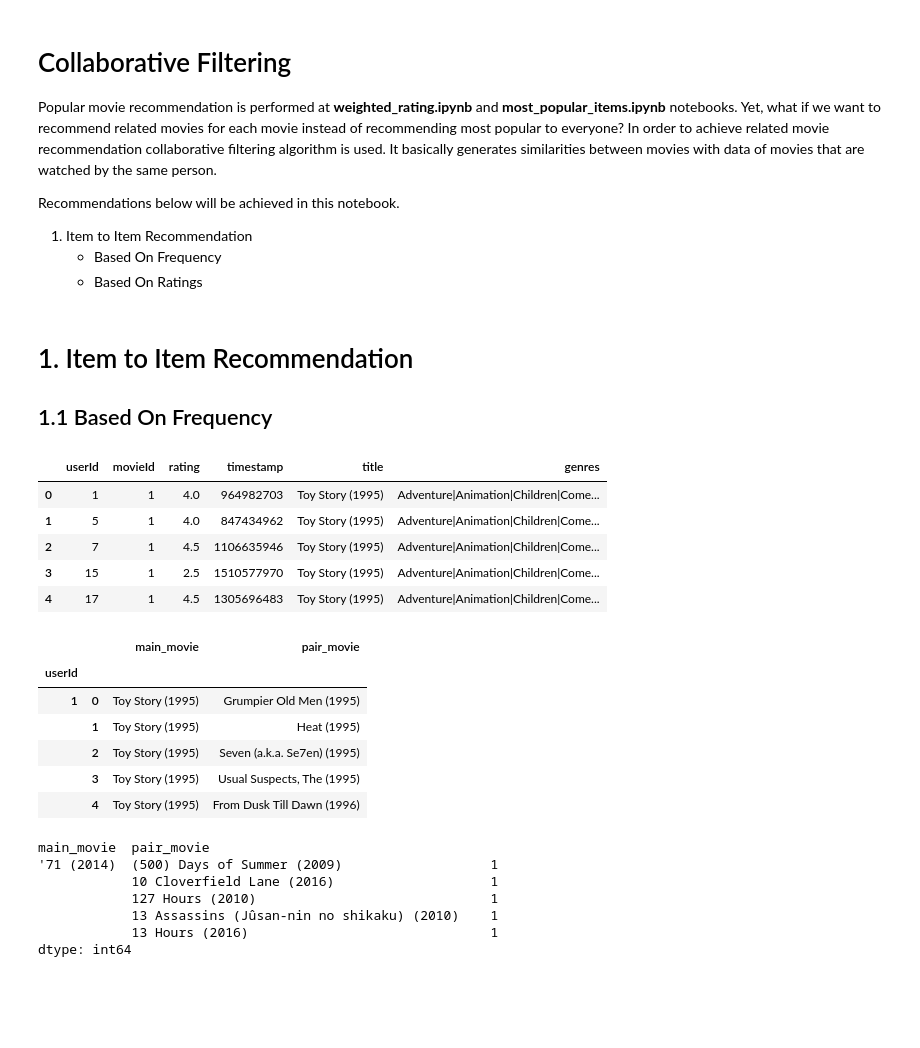
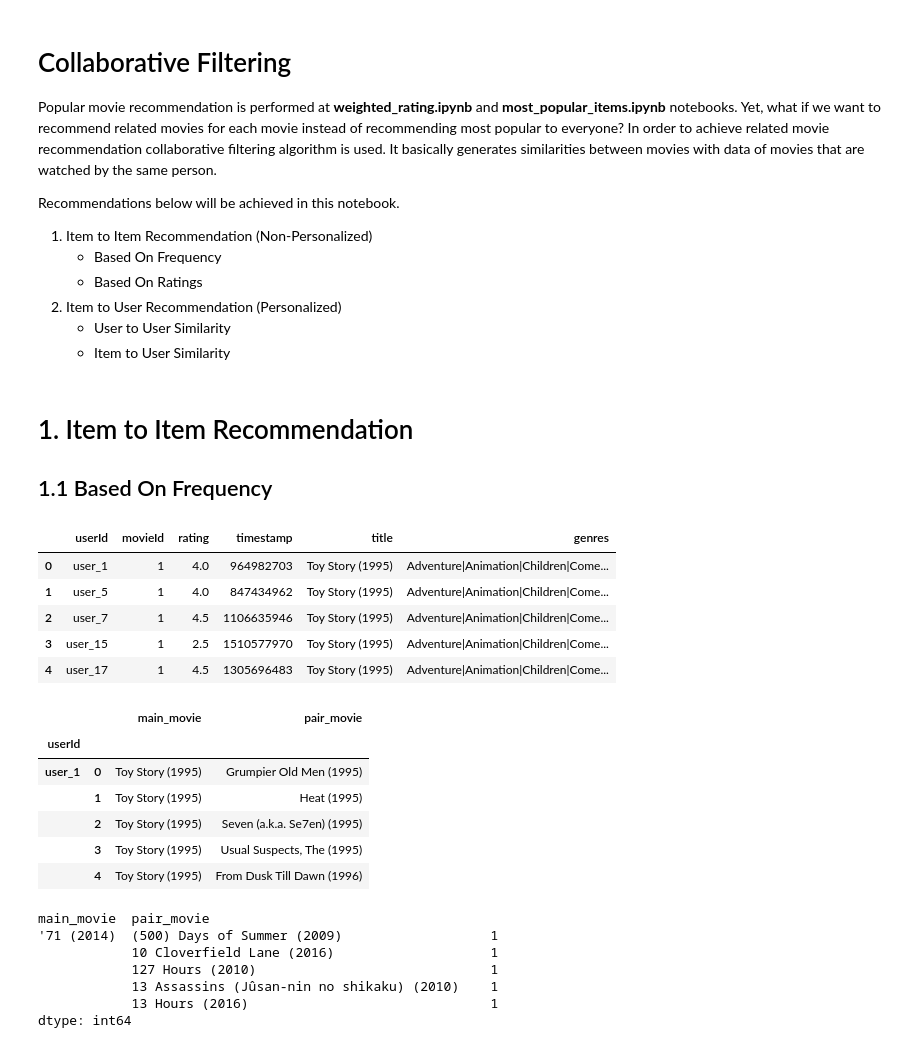
Before and after one commit to enisteper1/Basic-Recommendation-Engines, a Jupyter notebook: collaborative_filtering.ipynb, the cells around one changed output. Cells and saved outputs as stored; diff of their text form; code cells hidden in the pictures; blank space fills up the shorter version.

Commit message:
personalized recommendations

```diff
--- a/collaborative_filtering.ipynb
+++ b/collaborative_filtering.ipynb
@@ -4,9 +4,12 @@
 Popular movie recommendation is performed at **weighted_rating.ipynb** and **most_popular_items.ipynb** notebooks. Yet, what if we want to recommend related movies for each movie instead of recommending most popular to everyone? In order to achieve related movie recommendation collaborative filtering algorithm is used. It basically generates similarities between movies with data of movies that are watched by the same person.
 
 Recommendations below will be achieved in this notebook.
-1. Item to Item Recommendation
+1. Item to Item Recommendation (Non-Personalized)
     * Based On Frequency
     * Based On Ratings
+2. Item to User Recommendation (Personalized)
+    * User to User Similarity
+    * Item to User Similarity
 # %%
 import pandas as pd
 import matplotlib.pyplot as plt
@@ -21,14 +24,15 @@ from sklearn.metrics.pairwise import cosine_similarity
 ## 1.1 Based On Frequency
 # %%
 df_ratings = pd.read_csv('datasets/user_ratings.csv')
+df_ratings['userId'] = df_ratings['userId'].apply(lambda x: 'user_' + str(x))
 df_ratings.head()
 # %% [output]
 |  | userId | movieId | rating | timestamp | title | genres |
-| 0 | 1 | 1 | 4.0 | 964982703 | Toy Story (1995) | Adventure|Animation|Children|Come... |
-| 1 | 5 | 1 | 4.0 | 847434962 | Toy Story (1995) | Adventure|Animation|Children|Come... |
-| 2 | 7 | 1 | 4.5 | 1106635946 | Toy Story (1995) | Adventure|Animation|Children|Come... |
-| 3 | 15 | 1 | 2.5 | 1510577970 | Toy Story (1995) | Adventure|Animation|Children|Come... |
-| 4 | 17 | 1 | 4.5 | 1305696483 | Toy Story (1995) | Adventure|Animation|Children|Come... |
+| 0 | user_1 | 1 | 4.0 | 964982703 | Toy Story (1995) | Adventure|Animation|Children|Come... |
+| 1 | user_5 | 1 | 4.0 | 847434962 | Toy Story (1995) | Adventure|Animation|Children|Come... |
+| 2 | user_7 | 1 | 4.5 | 1106635946 | Toy Story (1995) | Adventure|Animation|Children|Come... |
+| 3 | user_15 | 1 | 2.5 | 1510577970 | Toy Story (1995) | Adventure|Animation|Children|Come... |
+| 4 | user_17 | 1 | 4.5 | 1305696483 | Toy Story (1995) | Adventure|Animation|Children|Come... |
 # %%
 # Creating the function to find all permutations
 def find_movie_pairs(x):
@@ -42,7 +46,7 @@ movie_combinations.head()
 # %% [output]
 |  |  | main_movie | pair_movie |
 | userId |  |  |  |
-| 1 | 0 | Toy Story (1995) | Grumpier Old Men (1995) |
+| user_1 | 0 | Toy Story (1995) | Grumpier Old Men (1995) |
 |  | 1 | Toy Story (1995) | Heat (1995) |
 |  | 2 | Toy Story (1995) | Seven (a.k.a. Se7en) (1995) |
 |  | 3 | Toy Story (1995) | Usual Suspects, The (1995) |
```
Also changed, not shown: parts of 13 cells of this notebook.
